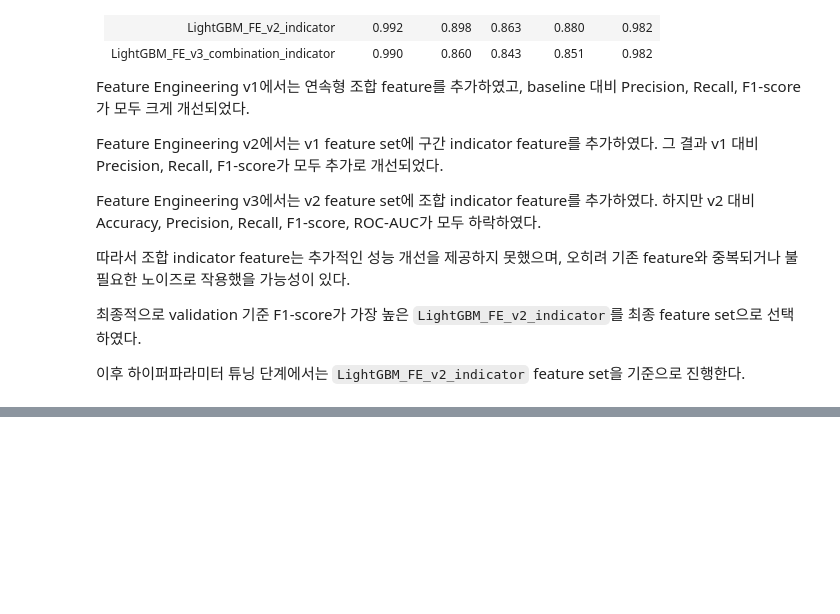
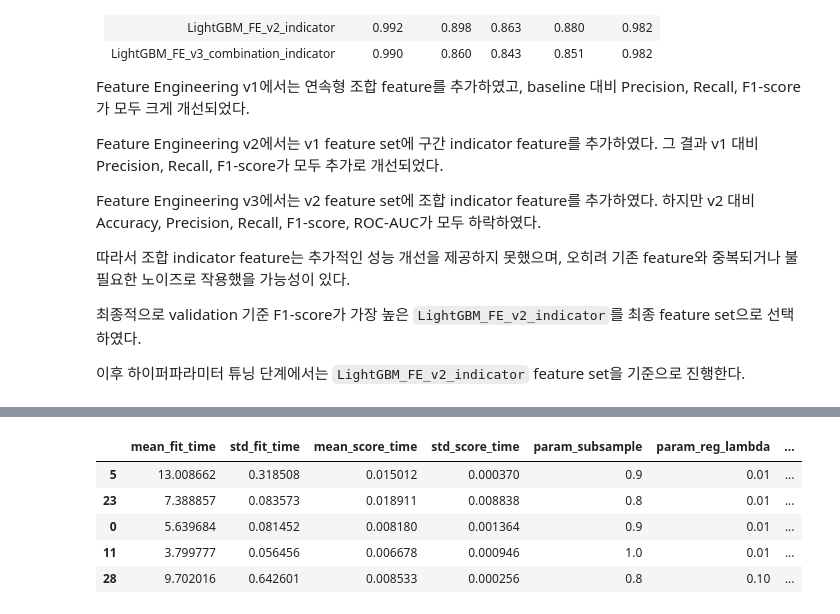
Before and after one commit to mjbaa/manufacturing_macine_learning_project, a Jupyter notebook: notebooks/quality_prediction_model.ipynb, the cells around one changed output, grey strips where cells are left out. Cells and saved outputs as stored; diff of their text form; code cells hidden in the pictures; blank space fills up the shorter version.

```diff
--- a/notebooks/quality_prediction_model.ipynb
+++ b/notebooks/quality_prediction_model.ipynb
@@ -2337,0 +2366,29 @@ Feature Engineering v3에서는 v2 feature set에 조합 indicator feature를
+# %%
+param_distributions = {
+    "n_estimators": [100, 200, 300, 500, 700],
+    "learning_rate": [0.01, 0.03, 0.05, 0.07, 0.1],
+    "num_leaves": [15, 31, 63, 127],
+    "max_depth": [-1, 3, 5, 7, 10],
+    "min_child_samples": [10, 20, 30, 50, 100],
+    "subsample": [0.7, 0.8, 0.9, 1.0],
+    "colsample_bytree": [0.7, 0.8, 0.9, 1.0],
+    "reg_alpha": [0, 0.01, 0.1, 1],
+    "reg_lambda": [0, 0.01, 0.1, 1]
+}
+# %%
+cv = StratifiedKFold(
+    n_splits=3,
+    shuffle=True,
+    random_state=42
+)
+# %%
+random_search = RandomizedSearchCV(
+    estimator=lgbm_tuning_base_model,
+    param_distributions=param_distributions,
+    n_iter=30,
+    scoring="f1",
+    cv=cv,
+    random_state=42,
+    n_jobs=-1,
+    verbose=1
+)
@@ -2337,0 +2583,18 @@ Feature Engineering v3에서는 v2 feature set에 조합 indicator feature를
+# %%
+tuning_cv_results_df = pd.DataFrame(random_search.cv_results_)
+
+tuning_cv_results_df.to_csv(
+    REPORT_DIR / "lightgbm_random_search_cv_results.csv",
+    index=False
+)
+
+tuning_cv_results_df.sort_values(
+    by="rank_test_score"
+).head()
+# %% [output]
+|  | mean_fit_time | std_fit_time | mean_score_time | std_score_time | param_subsample | param_reg_lambda | ... |
+| 5 | 13.008662 | 0.318508 | 0.015012 | 0.000370 | 0.9 | 0.01 | ... |
+| 23 | 7.388857 | 0.083573 | 0.018911 | 0.008838 | 0.8 | 0.01 | ... |
+| 0 | 5.639684 | 0.081452 | 0.008180 | 0.001364 | 0.9 | 0.01 | ... |
+| 11 | 3.799777 | 0.056456 | 0.006678 | 0.000946 | 1.0 | 0.01 | ... |
+| 28 | 9.702016 | 0.642601 | 0.008533 | 0.000256 | 0.8 | 0.10 | ... |
```
Also changed, not shown: parts of 15 cells of this notebook, 5 other files.
